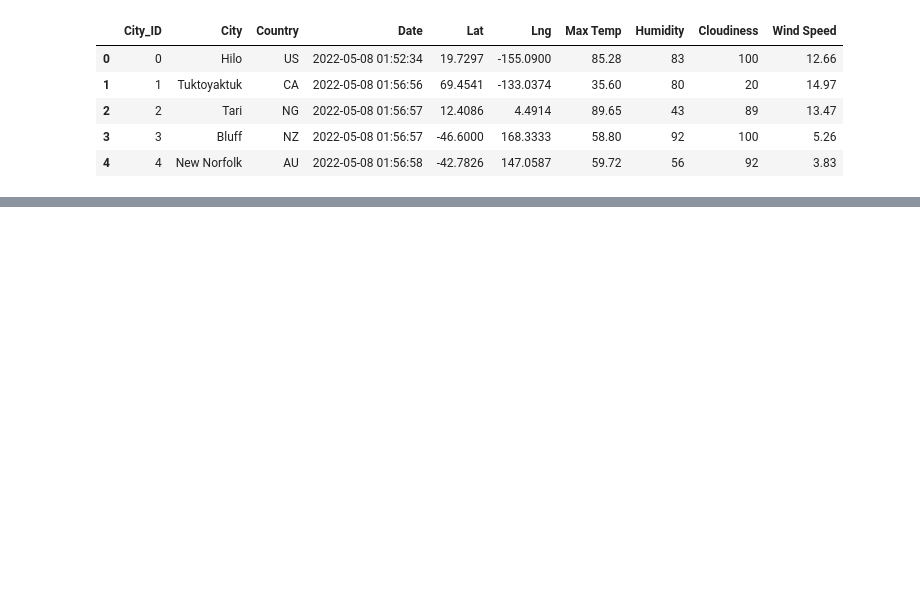
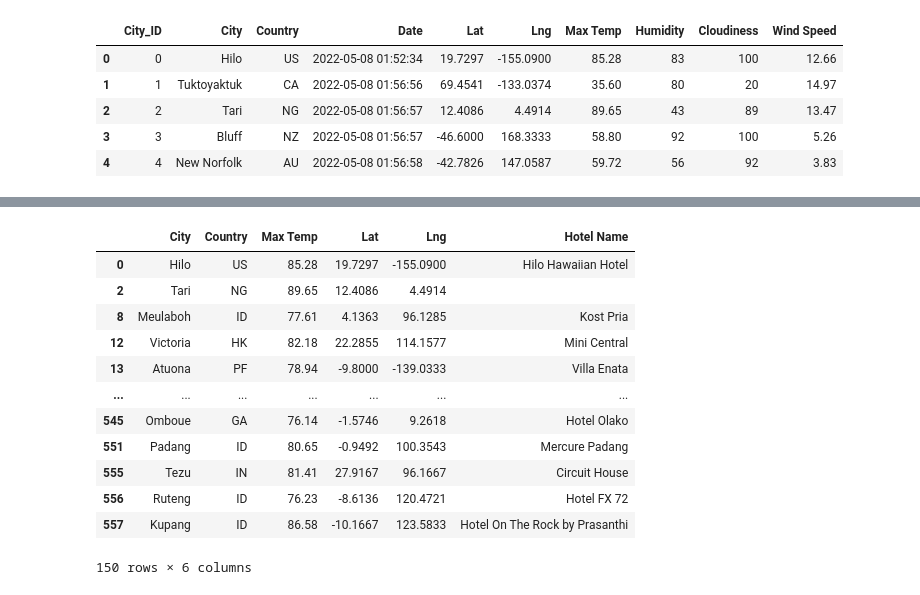
Before and after one commit to BenjaminAguayo/World_weather_Analysis, a Jupyter notebook: VacationPy.ipynb, the cells around one changed output, grey strips where cells are left out. Drawn from its saved outputs; the diff is of its cells as text; code cells hidden in the pictures; blank space fills up the shorter version.

```diff
--- a/VacationPy.ipynb
+++ b/VacationPy.ipynb
@@ -44,0 +156,5 @@ fig
+# %%
+# Create DataFrame called hotel_df to store hotel names along with city, country, max temp, and coordinates.
+hotel_df = preferred_cities_df[["City", "Country", "Max Temp", "Lat", "Lng"]].copy()
+hotel_df["Hotel Name"] = ""
+hotel_df.head(10)
@@ -44,0 +182,13 @@ fig
+# %%
+# Set the parameters to search for a hotel in Paris.
+params = {
+    "radius": 5000,
+    "types": "lodging",
+    "key": g_key,
+    "location": "48.8566, 2.3522"}
+# Use base URL to search for hotels in Paris.
+base_url = "https://maps.googleapis.com/maps/api/place/nearbysearch/json"
+# Make request and get the JSON data from the search.
+hotels = requests.get(base_url, params=params).json()
+
+hotels
@@ -44,0 +219,19 @@ fig
+# %%
+# Iterate through the DataFrame.
+for index, row in hotel_df.iterrows():
+    # Get the latitude and longitude.
+    lat = row["Lat"]
+    lng = row["Lng"]
+
+    # Add the latitude and longitude to location key for the params dictionary.
+    params["location"] = f"{lat},{lng}"
+
+    # Use the search term: "lodging" and our latitude and longitude.
+    base_url = "https://maps.googleapis.com/maps/api/place/nearbysearch/json"
+    # Make request and get the JSON data from the search.
+    hotels = requests.get(base_url, params=params).json()
+    # Grab the first hotel from the results and store the name.
+    try:
+        hotel_df.loc[index, "Hotel Name"] = hotels["results"][0]["name"]
+    except (IndexError):
+        print("Hotel not found... skipping.")
@@ -44,0 +248,16 @@ fig
+# %%
+hotel_df
+# %% [output]
+|  | City | Country | Max Temp | Lat | Lng | Hotel Name |
+| 0 | Hilo | US | 85.28 | 19.7297 | -155.0900 | Hilo Hawaiian Hotel |
+| 2 | Tari | NG | 89.65 | 12.4086 | 4.4914 |  |
+| 8 | Meulaboh | ID | 77.61 | 4.1363 | 96.1285 | Kost Pria |
+| 12 | Victoria | HK | 82.18 | 22.2855 | 114.1577 | Mini Central |
+| 13 | Atuona | PF | 78.94 | -9.8000 | -139.0333 | Villa Enata |
+| ... | ... | ... | ... | ... | ... | ... |
+| 545 | Omboue | GA | 76.14 | -1.5746 | 9.2618 | Hotel Olako |
+| 551 | Padang | ID | 80.65 | -0.9492 | 100.3543 | Mercure Padang |
+| 555 | Tezu | IN | 81.41 | 27.9167 | 96.1667 | Circuit House |
+| 556 | Ruteng | ID | 76.23 | -8.6136 | 120.4721 | Hotel FX 72 |
+| 557 | Kupang | ID | 86.58 | -10.1667 | 123.5833 | Hotel On The Rock by Prasanthi |
+150 rows × 6 columns
```
Also changed, not shown: parts of 36 cells of this notebook.
